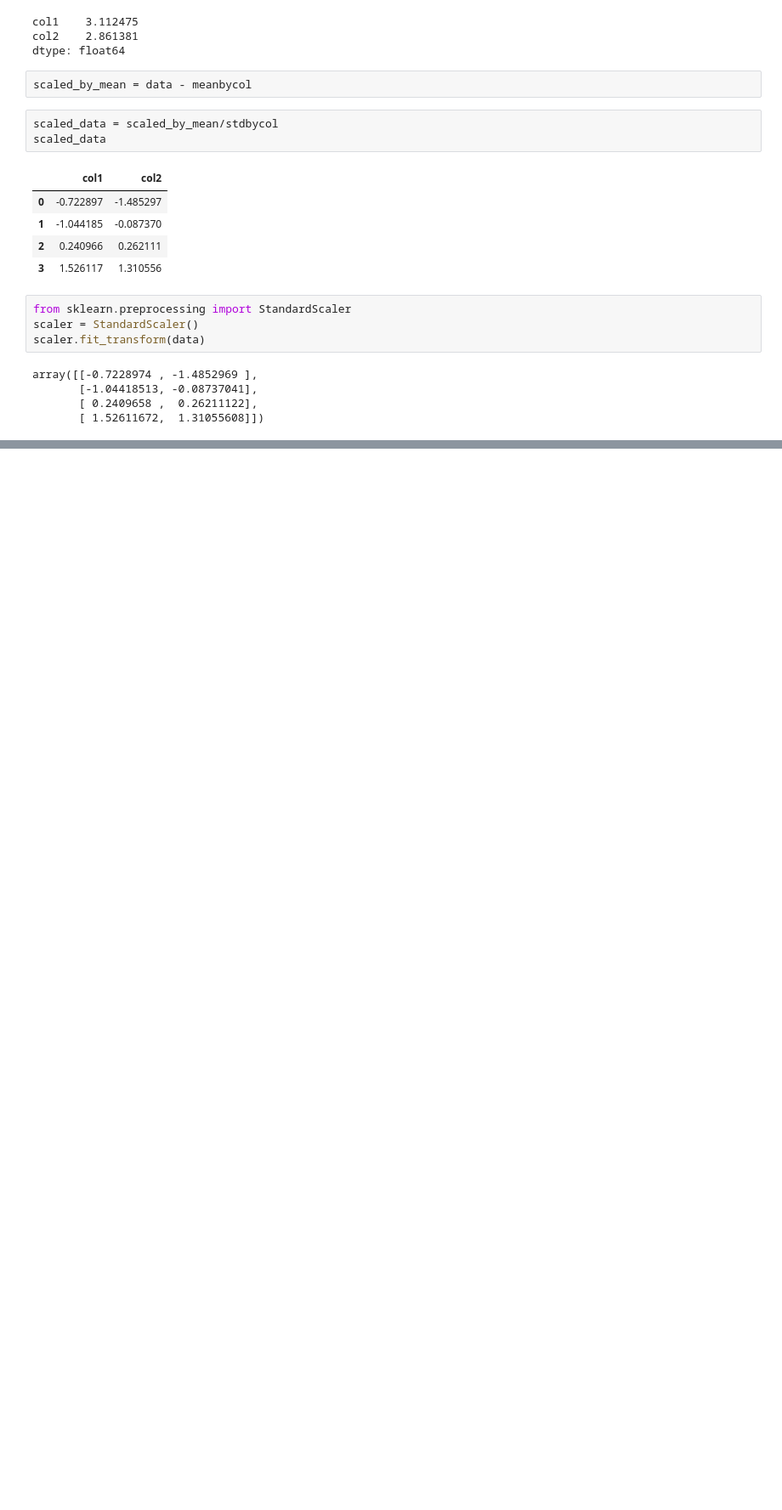
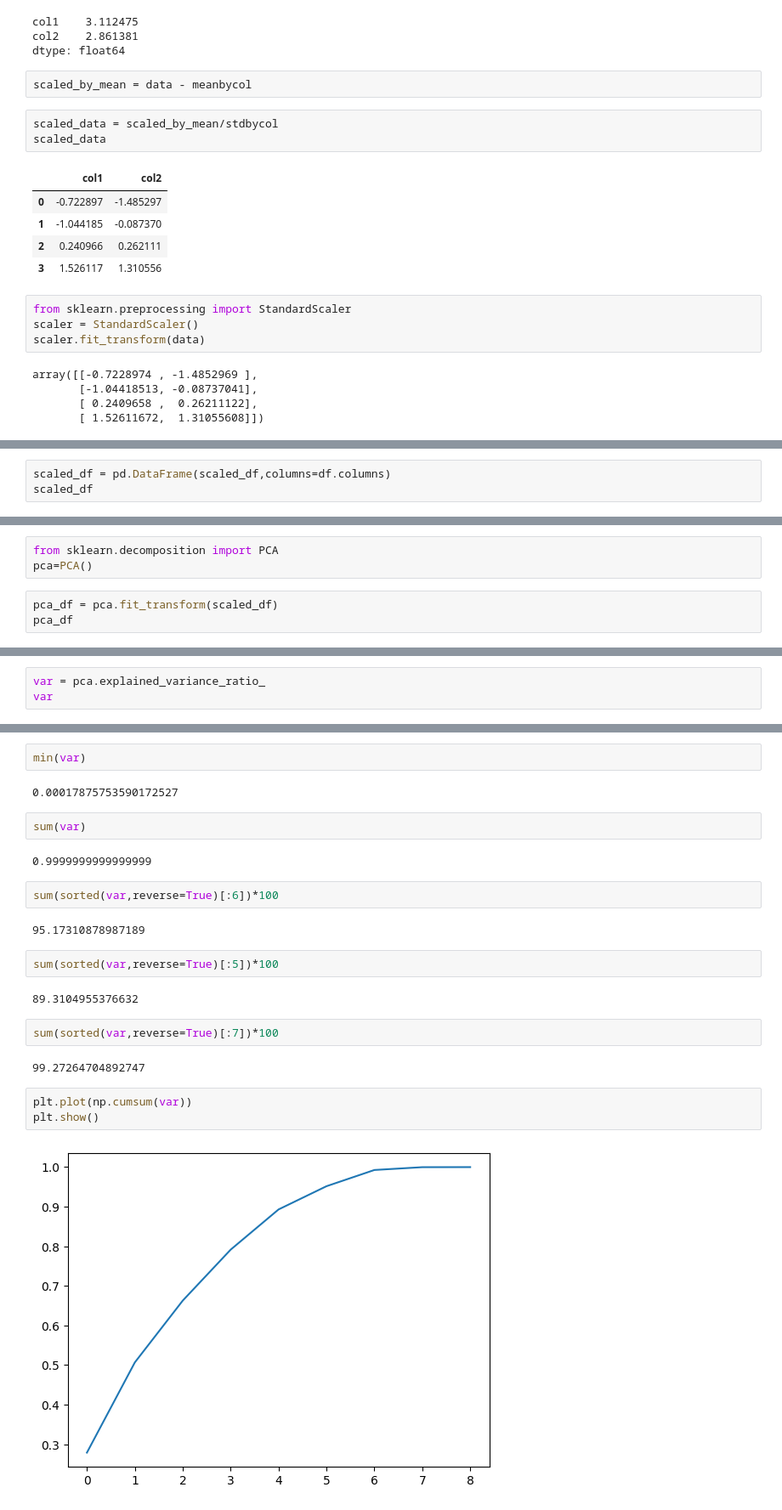
Before and after one commit to Rushi9867/Machine-Learning, a Jupyter notebook: PCA/pca.ipynb, the cells around one changed output, grey strips where cells are left out. Shown: that part at 85% size. Drawn from its saved outputs; the diff is of its cells as text; blank space fills up the shorter version.

```diff
--- a/PCA/pca.ipynb
+++ b/PCA/pca.ipynb
@@ -560,0 +664,3 @@ array([[1.33333333, 1.07605651],
+# %%
+scaled_df = pd.DataFrame(scaled_df,columns=df.columns)
+scaled_df
@@ -560,0 +681,6 @@ array([[1.33333333, 1.07605651],
+# %%
+from sklearn.decomposition import PCA
+pca=PCA()
+# %%
+pca_df = pca.fit_transform(scaled_df)
+pca_df
@@ -560,0 +712,3 @@ array([[1.33333333, 1.07605651],
+# %%
+var = pca.explained_variance_ratio_
+var
@@ -560,0 +723,25 @@ array([[1.33333333, 1.07605651],
+# %%
+min(var)
+# %% [output]
+0.00017875753590172527
+# %%
+sum(var)
+# %% [output]
+0.9999999999999999
+# %%
+sum(sorted(var,reverse=True)[:6])*100
+# %% [output]
+95.17310878987189
+# %%
+sum(sorted(var,reverse=True)[:5])*100
+# %% [output]
+89.3104955376632
+# %%
+sum(sorted(var,reverse=True)[:7])*100
+# %% [output]
+99.27264704892747
+# %%
+plt.plot(np.cumsum(var))
+plt.show()
+# %% [output]
+[figure, added]
```
Also changed, not shown: parts of 23 cells of this notebook.
